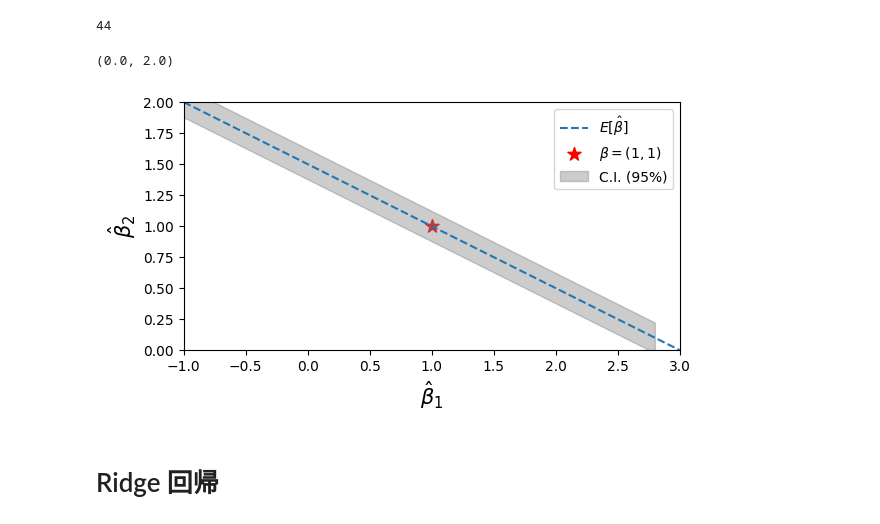
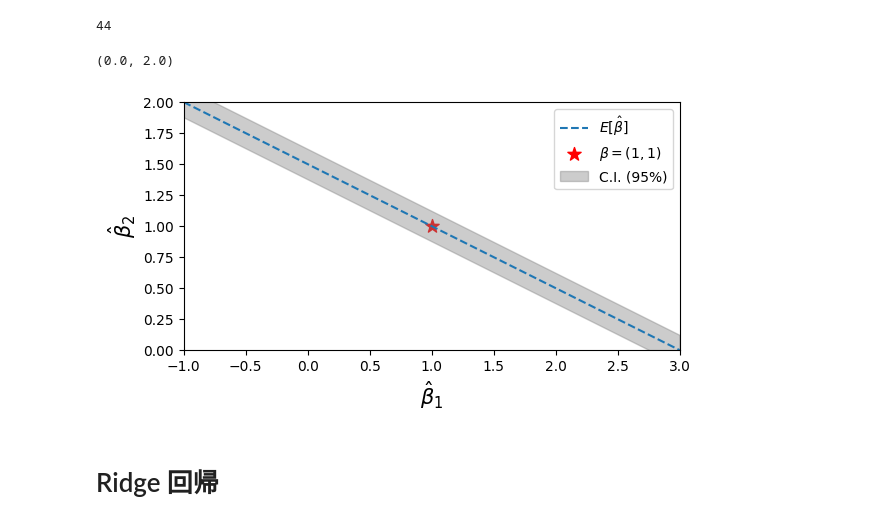
Before and after one commit to tatamiya/blog_artifacts, a Jupyter notebook: zenn/20230918_multicolinearity/完全な多重共線性があるときの線形回帰係数の分布.ipynb, the cells around one changed output. Saved outputs shown, nothing was run; the diff lists cells and outputs as text; code cells hidden in the pictures.

```diff
--- a/zenn/20230918_multicolinearity/完全な多重共線性があるときの線形回帰係数の分布.ipynb
+++ b/zenn/20230918_multicolinearity/完全な多重共線性があるときの線形回帰係数の分布.ipynb
@@ -166,32 +166,32 @@ ax.set_ylim(0,(x_max - x_min)*0.5)
 # %%
 # beta0 のプロットを載せない版
 
 fig, ax = plt.subplots()
 ax.set_box_aspect(0.5)
 
 x_min = -1.0
 x_max = 3.0
 
 plot_line(lambda x: -0.5*x + 1.5, x_min, x_max, ax, ls="--", label="$E[\\hat{\\beta}]$")
 
-_x = x_min + (x_max - x_min) * np.arange(0, 1, 1/20)
+_x = x_min + (x_max - x_min) * np.arange(0, 1 + 1/20, 1/20)
 y_upper = -0.5*_x + c_threshold_upper
 y_lower = -0.5*_x + c_threshold_lower
 
 ax.scatter(beta[1], beta[2], color="red", s=100, marker="*", label="$\\beta=(1,1)$")
 
 ax.fill_between(_x, y_lower, y_upper, alpha=0.4, color="gray", label="C.I. (95%)")
 
 ax.legend()
 
 ax.set_xlabel("$\\hat{\\beta}_1$", fontsize="15")
 ax.set_ylabel("$\\hat{\\beta}_2$", fontsize="15")
 
 ax.set_xlim(x_min, x_max)
 ax.set_ylim(0,(x_max - x_min)*0.5)
 # %% [output]
 (0.0, 2.0)
-[figure, old version]
+[figure, new version]
 # %% [markdown]
 # Ridge 回帰
 # %%
```
